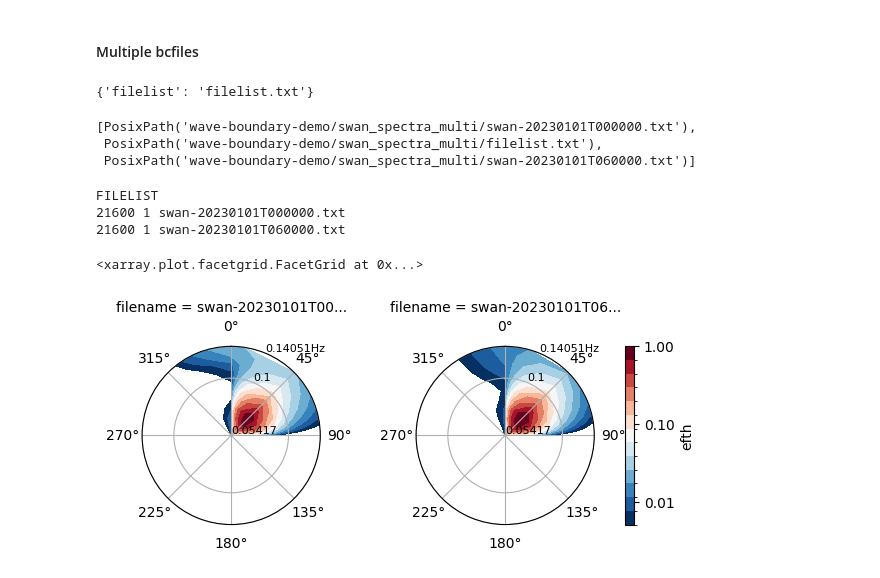
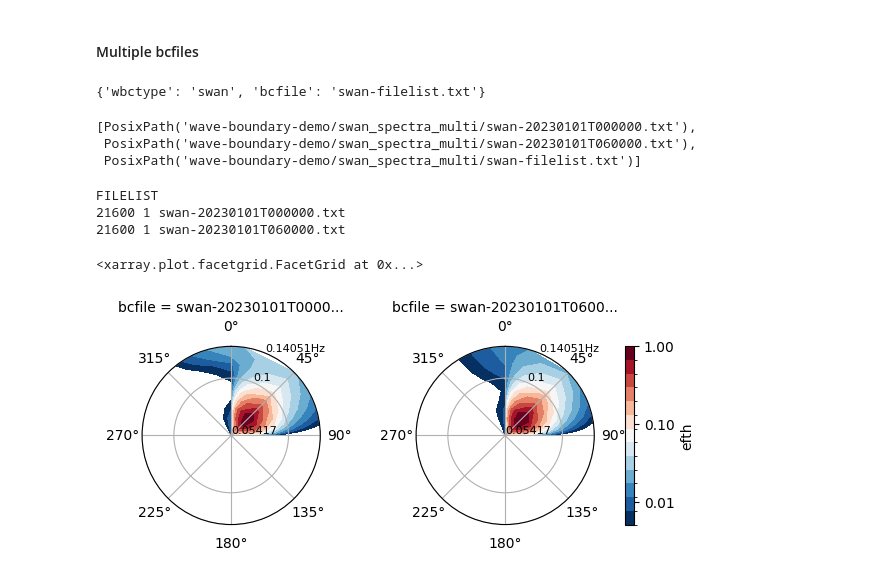
Before and after one commit to rom-py/rompy-notebooks, a Jupyter notebook: notebooks/xbeach/wave-boundary-demo.ipynb, the cells around one changed output. Saved outputs shown, nothing was run; the diff lists cells and outputs as text; code cells hidden in the pictures.

Commit message:
Fix several errors in wave notebook after changes to the library

```diff
--- a/notebooks/xbeach/wave-boundary-demo.ipynb
+++ b/notebooks/xbeach/wave-boundary-demo.ipynb
@@ -477,33 +469,32 @@ destdir.mkdir(exist_ok=True)
 
 # Instantiate the boundary object
 wb = BoundaryStationSpectraSwan(
-    id="test",
     source=source_spectra,
 )
 
 # Generate the XBeach boundary file
-filelist = wb.get(destdir=destdir, grid=grid, time=times_spectra)
-filelist
+namelist = wb.get(destdir=destdir, grid=grid, time=times_spectra)
+namelist
 # %% [output]
-{'filelist': 'filelist.txt'}
+{'wbctype': 'swan', 'bcfile': 'swan-filelist.txt'}
 # %%
-list(destdir.glob("*.txt"))
+sorted(destdir.glob("*.txt"))
 # %% [output]
 [PosixPath('wave-boundary-demo/swan_spectra_multi/swan-20230101T000000.txt'),
- PosixPath('wave-boundary-demo/swan_spectra_multi/filelist.txt'),
- PosixPath('wave-boundary-demo/swan_spectra_multi/swan-20230101T060000.txt')]
+ PosixPath('wave-boundary-demo/swan_spectra_multi/swan-20230101T060000.txt'),
+ PosixPath('wave-boundary-demo/swan_spectra_multi/swan-filelist.txt')]
 # %%
-filelist = destdir / "filelist.txt"
+filelist = destdir / namelist["bcfile"]
 print(filelist.read_text())
 # %% [output]
 FILELIST
 21600 1 swan-20230101T000000.txt
 21600 1 swan-20230101T060000.txt
 # %%
-filenames = [row.split()[-1] for row in filelist.read_text().split("\n")[1:-1]]
-dset = xr.concat([read_swan(destdir / f).squeeze() for f in filenames], dim="filename")
-dset["filename"] = filenames
-dset.spec.plot(col="filename")
+bcfiles = [row.split()[-1] for row in filelist.read_text().split("\n")[1:-1]]
+dset = xr.concat([read_swan(destdir / f).squeeze() for f in bcfiles], dim="bcfile")
+dset["bcfile"] = bcfiles
+dset.spec.plot(col="bcfile")
 # %% [output]
 <xarray.plot.facetgrid.FacetGrid at 0x...>
-[figure, old version]
+[figure, new version]
```
Also changed, not shown: parts of 20 cells of this notebook.
